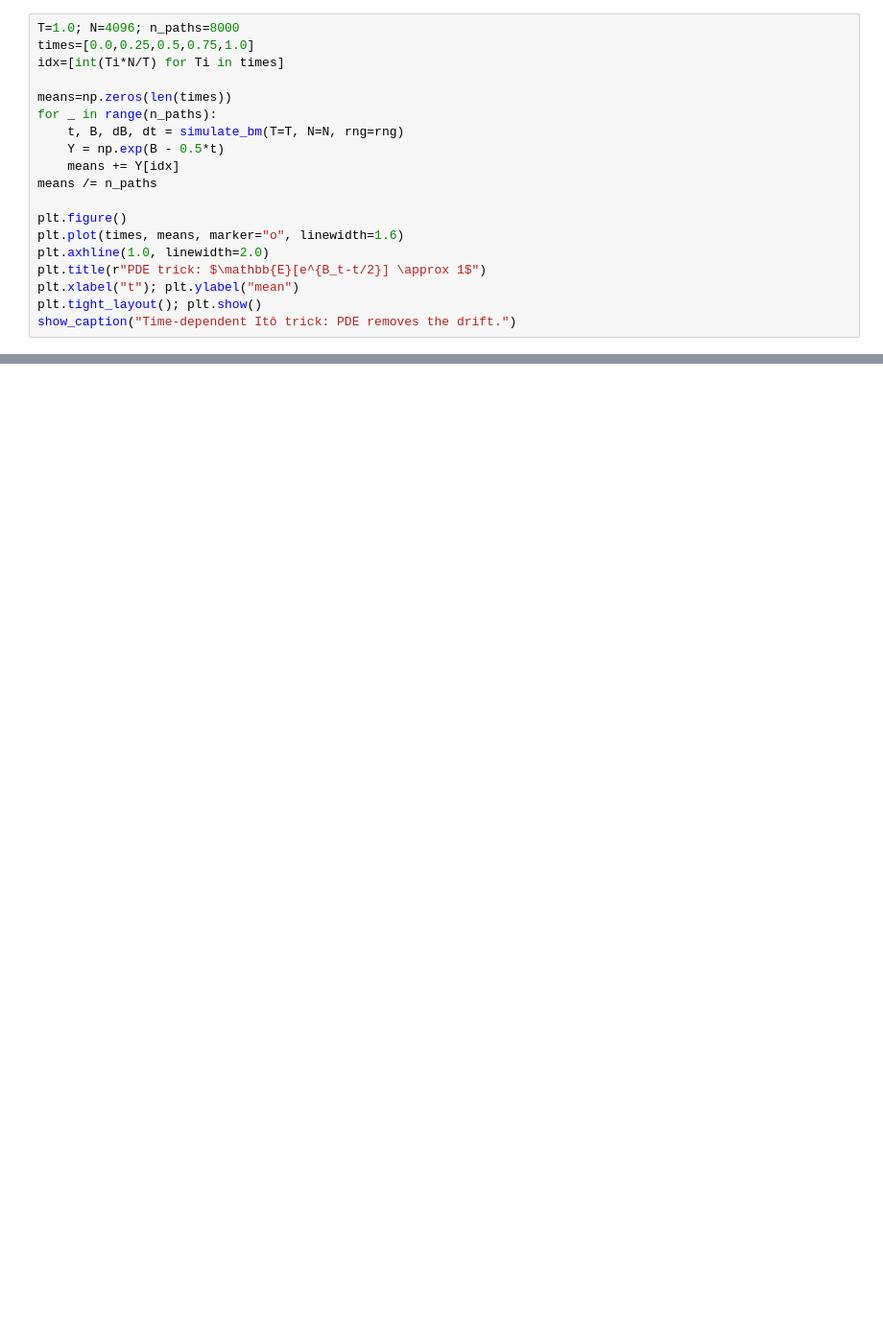
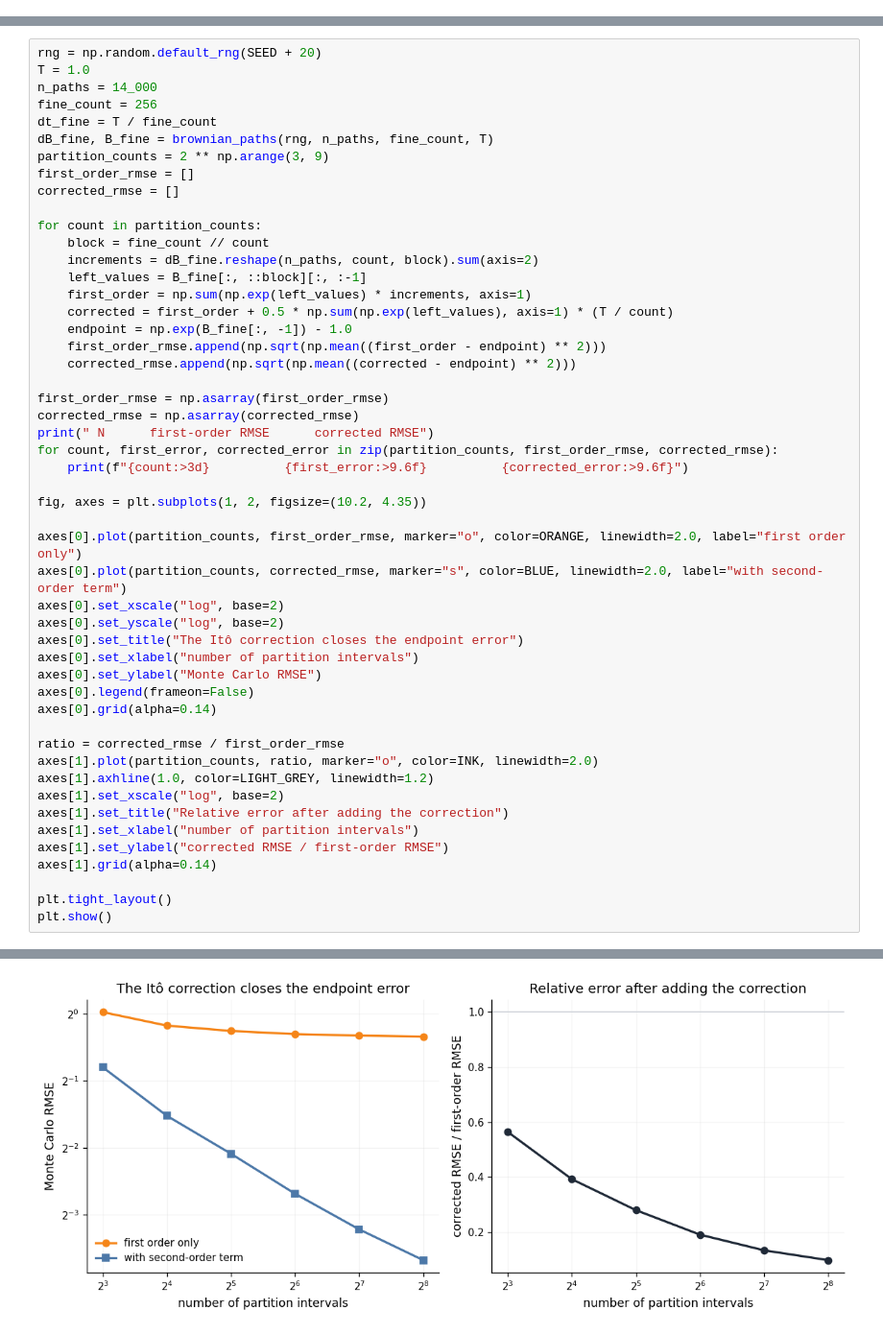
Before and after one commit to JiahaoLi-creator/stochastic-calculus-notes, a Jupyter notebook: docs/notebooks/06_Ito_Formula_Visual_Reading.ipynb, the cells around one changed output, grey strips where cells are left out. Shown at 96% size. Drawn from its saved outputs; the diff is of its cells as text; blank space fills up the shorter version.

```diff
--- a/docs/notebooks/06_Ito_Formula_Visual_Reading.ipynb
+++ b/docs/notebooks/06_Ito_Formula_Visual_Reading.ipynb
@@ -210,19 +0,0 @@ Example: $e^{B_t-t/2}$ has mean 1.
-# %%
-T=1.0; N=4096; n_paths=8000
-times=[0.0,0.25,0.5,0.75,1.0]
-idx=[int(Ti*N/T) for Ti in times]
-
-means=np.zeros(len(times))
-for _ in range(n_paths):
-    t, B, dB, dt = simulate_bm(T=T, N=N, rng=rng)
-    Y = np.exp(B - 0.5*t)
-    means += Y[idx]
-means /= n_paths
-
-plt.figure()
-plt.plot(times, means, marker="o", linewidth=1.6)
-plt.axhline(1.0, linewidth=2.0)
-plt.title(r"PDE trick: $\mathbb{E}[e^{B_t-t/2}] \approx 1$")
-plt.xlabel("t"); plt.ylabel("mean")
-plt.tight_layout(); plt.show()
-show_caption("Time-dependent Itô trick: PDE removes the drift.")
@@ -263,0 +106,51 @@ show_caption("The famous −½σ² drift shift is exactly the Itô correction te
+# %%
+rng = np.random.default_rng(SEED + 20)
+T = 1.0
+n_paths = 14_000
+fine_count = 256
+dt_fine = T / fine_count
+dB_fine, B_fine = brownian_paths(rng, n_paths, fine_count, T)
+partition_counts = 2 ** np.arange(3, 9)
+first_order_rmse = []
+corrected_rmse = []
+
+for count in partition_counts:
+    block = fine_count // count
+    increments = dB_fine.reshape(n_paths, count, block).sum(axis=2)
+    left_values = B_fine[:, ::block][:, :-1]
+    first_order = np.sum(np.exp(left_values) * increments, axis=1)
+    corrected = first_order + 0.5 * np.sum(np.exp(left_values), axis=1) * (T / count)
+    endpoint = np.exp(B_fine[:, -1]) - 1.0
+    first_order_rmse.append(np.sqrt(np.mean((first_order - endpoint) ** 2)))
+    corrected_rmse.append(np.sqrt(np.mean((corrected - endpoint) ** 2)))
+
+first_order_rmse = np.asarray(first_order_rmse)
+corrected_rmse = np.asarray(corrected_rmse)
+print(" N      first-order RMSE      corrected RMSE")
+for count, first_error, corrected_error in zip(partition_counts, first_order_rmse, corrected_rmse):
+    print(f"{count:>3d}          {first_error:>9.6f}          {corrected_error:>9.6f}")
+
+fig, axes = plt.subplots(1, 2, figsize=(10.2, 4.35))
+
+axes[0].plot(partition_counts, first_order_rmse, marker="o", color=ORANGE, linewidth=2.0, label="first order only")
+axes[0].plot(partition_counts, corrected_rmse, marker="s", color=BLUE, linewidth=2.0, label="with second-order term")
+axes[0].set_xscale("log", base=2)
+axes[0].set_yscale("log", base=2)
+axes[0].set_title("The Itô correction closes the endpoint error")
+axes[0].set_xlabel("number of partition intervals")
+axes[0].set_ylabel("Monte Carlo RMSE")
+axes[0].legend(frameon=False)
+axes[0].grid(alpha=0.14)
+
+ratio = corrected_rmse / first_order_rmse
+axes[1].plot(partition_counts, ratio, marker="o", color=INK, linewidth=2.0)
+axes[1].axhline(1.0, color=LIGHT_GREY, linewidth=1.2)
+axes[1].set_xscale("log", base=2)
+axes[1].set_title("Relative error after adding the correction")
+axes[1].set_xlabel("number of partition intervals")
+axes[1].set_ylabel("corrected RMSE / first-order RMSE")
+axes[1].grid(alpha=0.14)
+
+plt.tight_layout()
+plt.show()
+# %% [output]
@@ -263,0 +164 @@ show_caption("The famous −½σ² drift shift is exactly the Itô correction te
+[figure, added]
```
Also changed, not shown: parts of 33 cells of this notebook, 6 other files.
